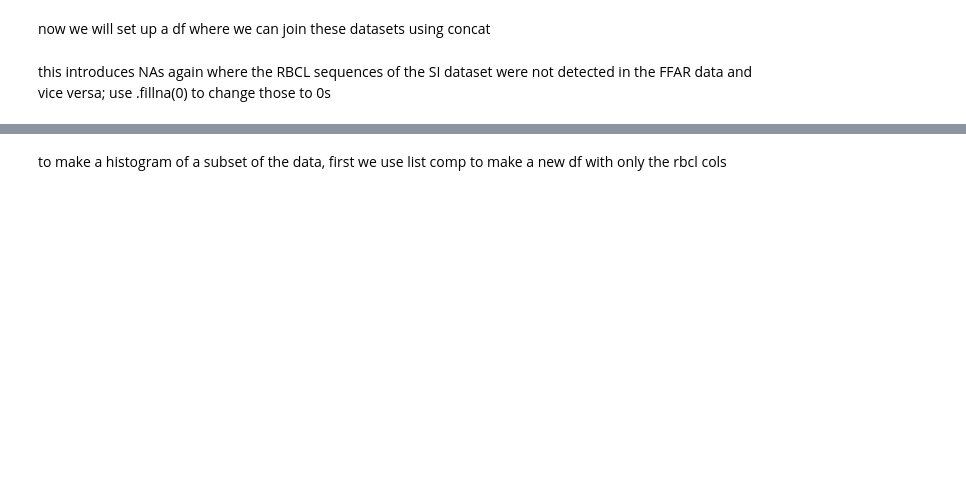
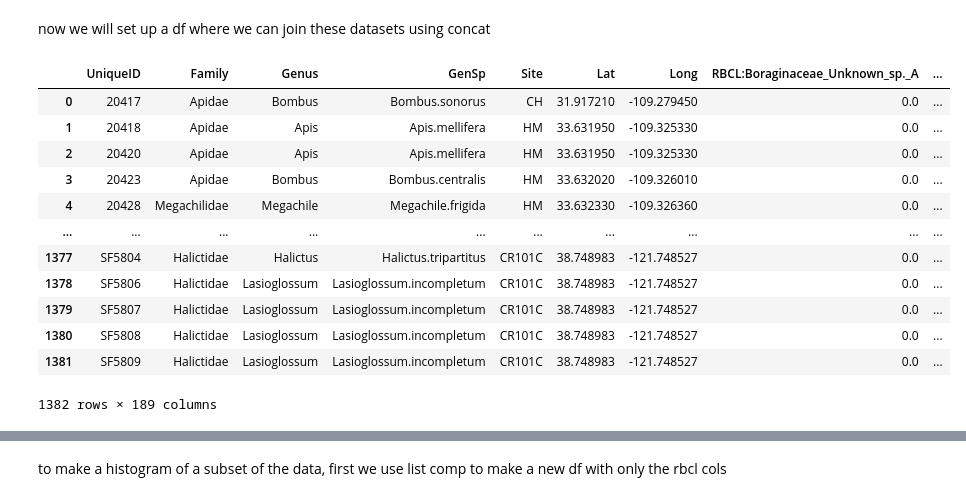
Before and after one commit to hayesrebecca/pollenGeolocation, a Jupyter notebook: 1_beeRBCLprep.ipynb, the cells around one changed output, grey strips where cells are left out. Saved outputs shown, nothing was run; the diff lists cells and outputs as text; code cells hidden in the pictures; blank space fills up the shorter version.

Commit message:
feat: added function to clean data and isolate cols of interest

```diff
--- a/1_beeRBCLprep.ipynb
+++ b/1_beeRBCLprep.ipynb
@@ -84 +9,3 @@ save this df as a csv
+# %%
+pd.set_option('display.max_columns', None)
 # %% [markdown]
@@ -110,6 +25,36 @@ df_ffar1
+# %%
+# sky islands data
+# TODO update filepath when sky islands rbcl data is ready
+df_si = clean_rbcl_data('../1ROTATION kern lab/prepBeeRBCL/spec_RBCL_16s.csv',
+                          '../pollenGeolocation_saved/SIbeeRBCL.csv')
+# ffar data
+# TODO update filepath when ffar rbcl data is ready
+df_ffar = clean_rbcl_data('../1ROTATION kern lab/prepBeeRBCL/FFARspec.csv',
+                          '../pollenGeolocation_saved/FFARbeeRBCL.csv')
+# ncasi data
+# TODO update filepath when ncasi rbcl data is ready
+#df_ncasi = clean_rbcl_data('ncasi filepath',
+#                          'ncasi save filepath')
 # %% [markdown]
 now we will set up a df where we can join these datasets using concat
 # %%
-df_all = pd.concat([df_si1,df_ffar1], axis=0, ignore_index=True)
+df_all = pd.concat([df_si,df_ffar], axis=0, ignore_index=True)
+# TODO when NCASI data is ready will join that on as well
+# this introduces NAs again where the RBCL sequences of the SI dataset were not detected in the FFAR
+# data and vice versa; use .fillna(0) to change those to 0s
+df_all = df_all.fillna(0)
+df_all.to_csv('../pollenGeolocation_saved/ALLbeeRBCL.csv')
+# %% [output]
+|  | UniqueID | Family | Genus | GenSp | Site | Lat | Long | RBCL:Boraginaceae_Unknown_sp._A | ... |
+| 0 | 20417 | Apidae | Bombus | Bombus.sonorus | CH | 31.917210 | -109.279450 | 0.0 | ... |
+| 1 | 20418 | Apidae | Apis | Apis.mellifera | HM | 33.631950 | -109.325330 | 0.0 | ... |
+| 2 | 20420 | Apidae | Apis | Apis.mellifera | HM | 33.631950 | -109.325330 | 0.0 | ... |
+| 3 | 20423 | Apidae | Bombus | Bombus.centralis | HM | 33.632020 | -109.326010 | 0.0 | ... |
+| 4 | 20428 | Megachilidae | Megachile | Megachile.frigida | HM | 33.632330 | -109.326360 | 0.0 | ... |
+| ... | ... | ... | ... | ... | ... | ... | ... | ... | ... |
+| 1377 | SF5804 | Halictidae | Halictus | Halictus.tripartitus | CR101C | 38.748983 | -121.748527 | 0.0 | ... |
+| 1378 | SF5806 | Halictidae | Lasioglossum | Lasioglossum.incompletum | CR101C | 38.748983 | -121.748527 | 0.0 | ... |
+| 1379 | SF5807 | Halictidae | Lasioglossum | Lasioglossum.incompletum | CR101C | 38.748983 | -121.748527 | 0.0 | ... |
+| 1380 | SF5808 | Halictidae | Lasioglossum | Lasioglossum.incompletum | CR101C | 38.748983 | -121.748527 | 0.0 | ... |
+| 1381 | SF5809 | Halictidae | Lasioglossum | Lasioglossum.incompletum | CR101C | 38.748983 | -121.748527 | 0.0 | ... |
+1382 rows × 189 columns
-# %% [markdown]
-this introduces NAs again where the RBCL sequences of the SI dataset were not detected in the FFAR data and vice versa; use .fillna(0) to change those to 0s
```
Also changed, not shown: parts of 16 cells of this notebook, 1 other file.
